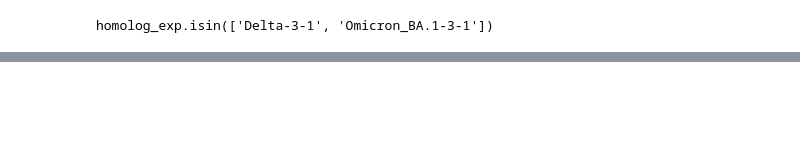
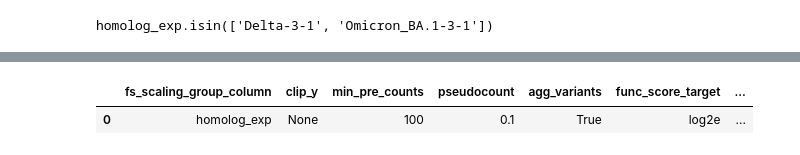
Before and after one commit to matsengrp/multidms, a Jupyter notebook: notebooks/omicron_delta_data_peek.ipynb, the cells around one changed output, grey strips where cells are left out. Drawn from its saved outputs; the diff is of its cells as text; code cells hidden in the pictures; blank space fills up the shorter version.

```diff
--- a/notebooks/omicron_delta_data_peek.ipynb
+++ b/notebooks/omicron_delta_data_peek.ipynb
@@ -403,0 +479,13 @@ print(f"Wall time for fit: {end - start}")
+# %%
+row = prep_params.copy()
+row.update(fit_params)
+row["tuned_model_params_dict"] = params.copy()
+row["all_subs_list"] = all_subs.copy()
+row["variant_prediction_df"] = df.drop("index", axis=1)
+results = pd.DataFrame(columns = list(row.keys()))
+# results = pickle.load(open("results.pkl", "rb"))
+results.loc[len(results)] = pd.Series(row)
+results
+# %% [output]
+|  | fs_scaling_group_column | clip_y | min_pre_counts | pseudocount | agg_variants | func_score_target | ... |
+| 0 | homolog_exp | None | 100 | 0.1 | True | log2e | ... |
```
Also changed, not shown: parts of 21 cells of this notebook, 3 other files.
